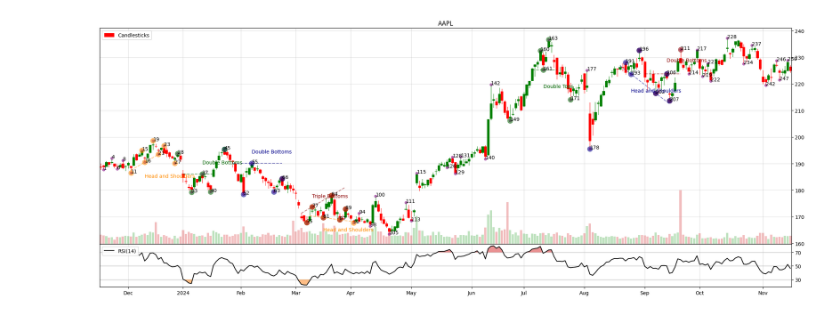
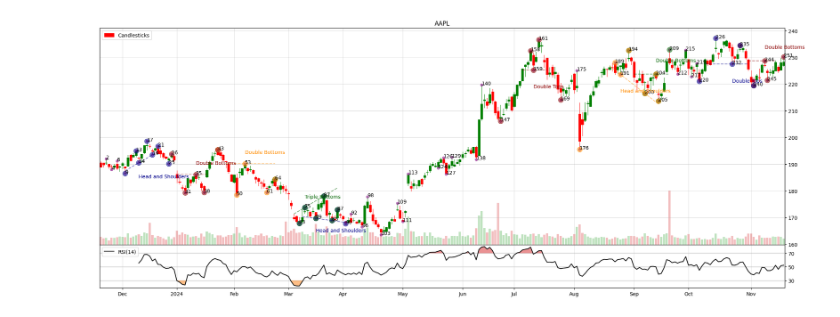
Before and after one commit to furechan/mplchart, a Jupyter notebook: examples/plot-reversals.ipynb, the cells around one changed output. Saved outputs shown, nothing was run; the diff lists cells and outputs as text; code cells hidden in the pictures.

```diff
--- a/examples/plot-reversals.ipynb
+++ b/examples/plot-reversals.ipynb
@@ -9,21 +13,21 @@ prices = yf.Ticker(ticker).history(period="1y")
 # %%
 # Configure pattern scanning
 scan_props = ReversalPatternProperties(
-    flat_ratio=0.18,
+    flat_ratio=0.2,
 )
 
 
 indicators = [
     Candlesticks(colorup="green", colordn="red"),
     Volume(),
     Reversal(backcandels=2, forwardcandels=2, pivot_limit=100, show_pivots=True, scan_props=scan_props),
     # SMA(50),
     # SMA(200),
     RSI(),
     # MACD(),
 ]
 
 chart = Chart(title=ticker, figsize=(20, 8))
 chart.plot(prices, indicators)
 # %% [output]
-[figure, old version]
+[figure, new version]
```
Also changed, not shown: parts of 1 cell of this notebook, 10 other files.
